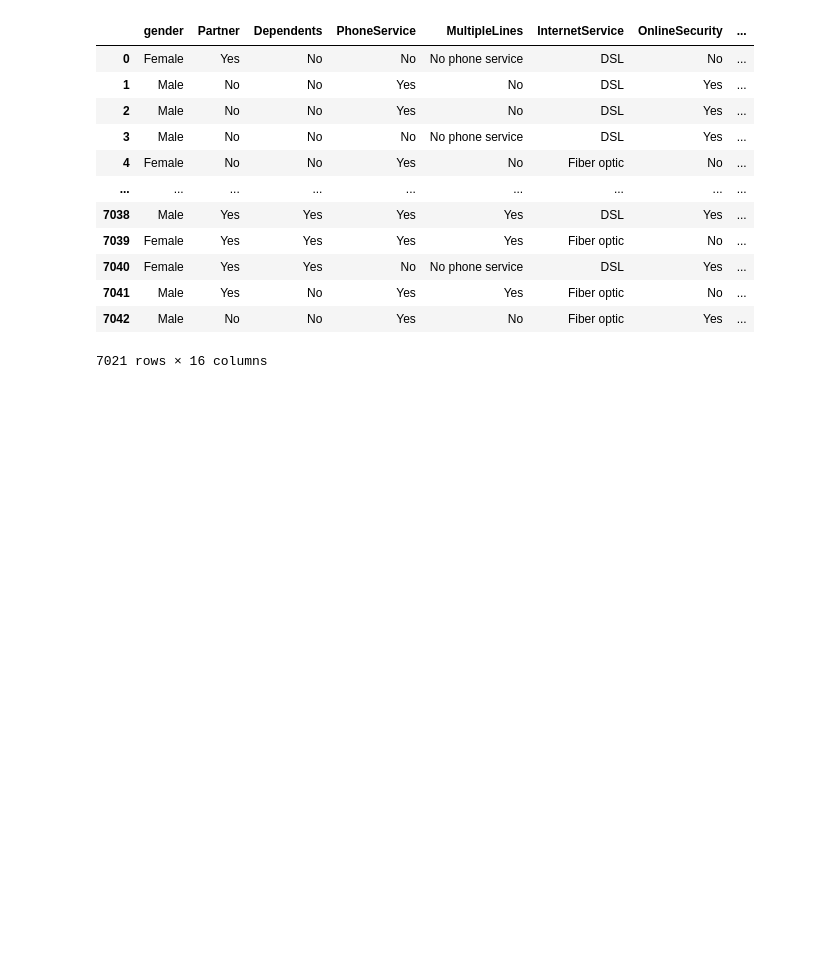
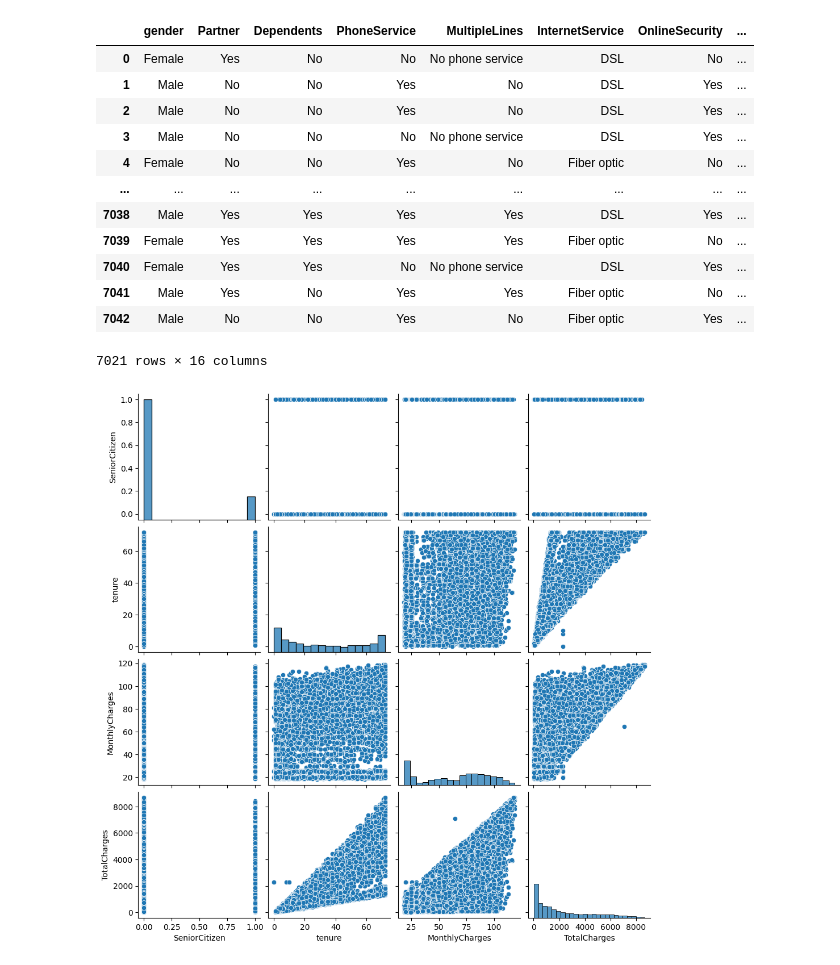
Before and after one commit to Kif30/Customer-Churn-Prediction, a Jupyter notebook: Customer_Churn_Prediction.ipynb, the cells around one changed output. Cells and saved outputs as stored; diff of their text form; code cells hidden in the pictures; blank space fills up the shorter version.

```diff
--- a/Customer_Churn_Prediction.ipynb
+++ b/Customer_Churn_Prediction.ipynb
@@ -234,0 +233,6 @@ cat_cols
+# %%
+#EDA
+sns.pairplot(df)
+plt.show()
+# %% [output]
+[figure, added]
```
Also changed, not shown: parts of 11 cells of this notebook.
